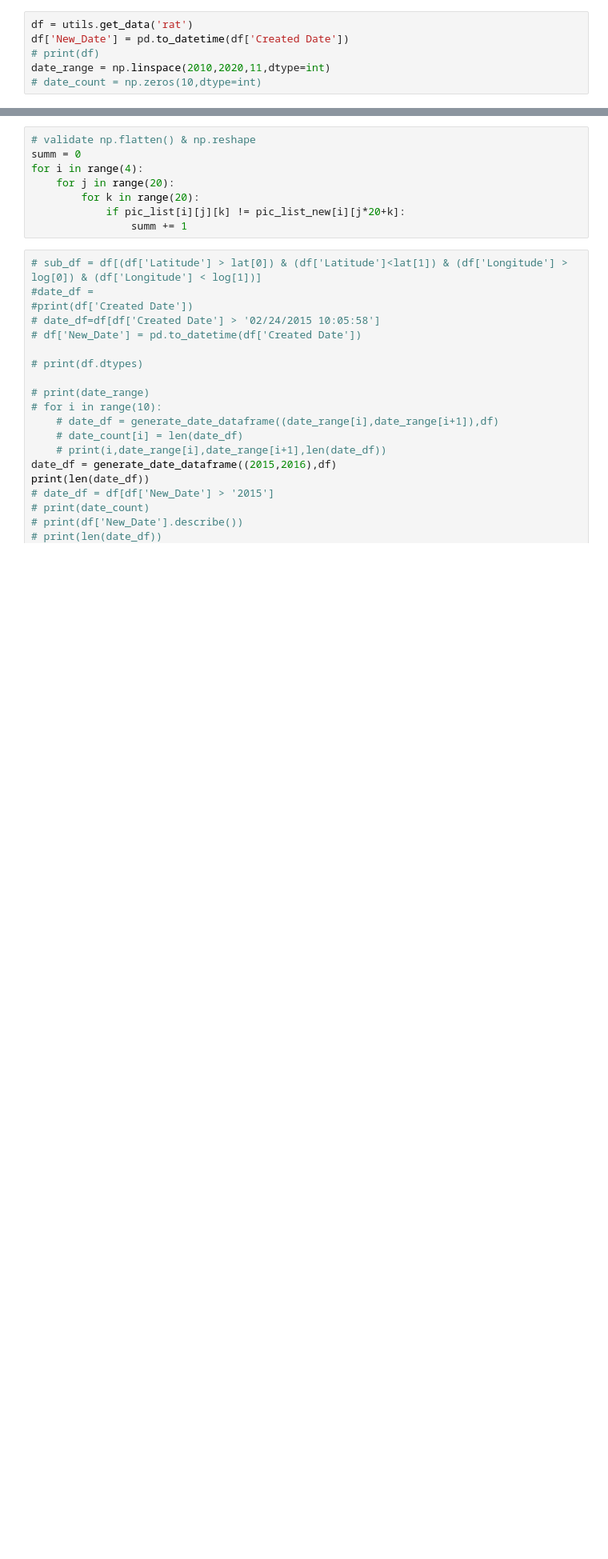
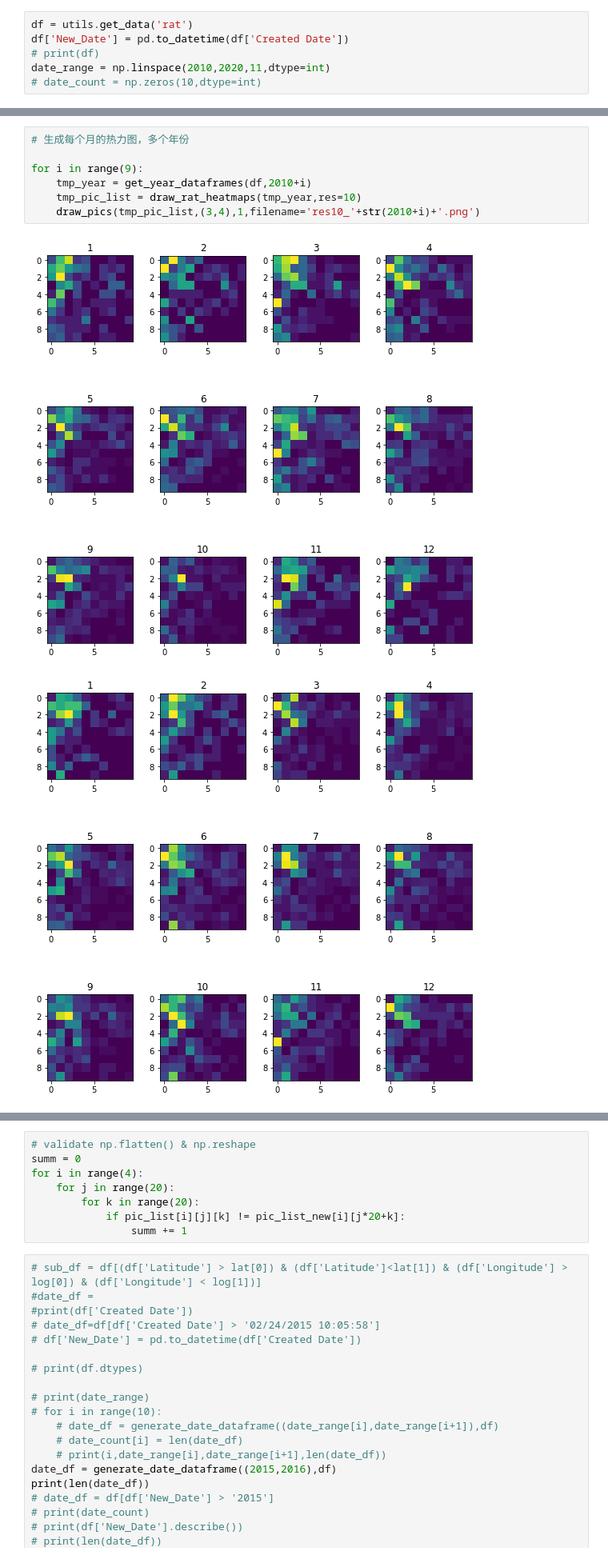
Before and after one commit to Esmidth/CCS_TA_implement, a Jupyter notebook: test.ipynb, the cells around one changed output, grey strips where cells are left out. Shown: that part at 80% size. Saved outputs shown, nothing was run; the diff lists cells and outputs as text; blank space fills up the shorter version.

```diff
--- a/test.ipynb
+++ b/test.ipynb
@@ -52,0 +46,10 @@ draw_pics(pic_list_2013,(3,4),1)
+# %%
+# 生成每个月的热力图，多个年份
+
+for i in range(9):
+    tmp_year = get_year_dataframes(df,2010+i)
+    tmp_pic_list = draw_rat_heatmaps(tmp_year,res=10)
+    draw_pics(tmp_pic_list,(3,4),1,filename='res10_'+str(2010+i)+'.png')
+# %% [output]
+[figure, added]
+[figure, added]
```
Also changed, not shown: parts of 8 cells of this notebook, 5 other files.
